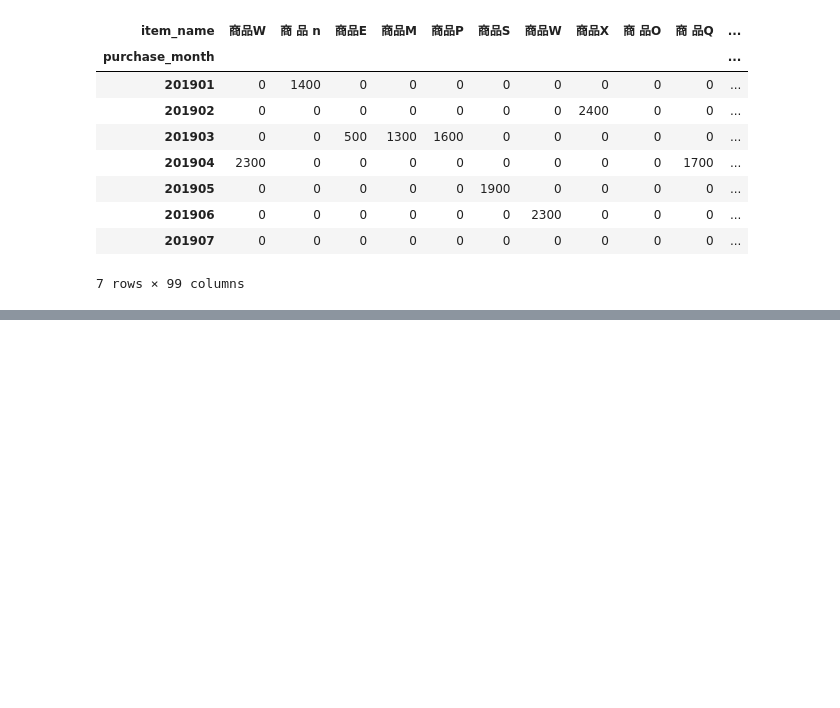
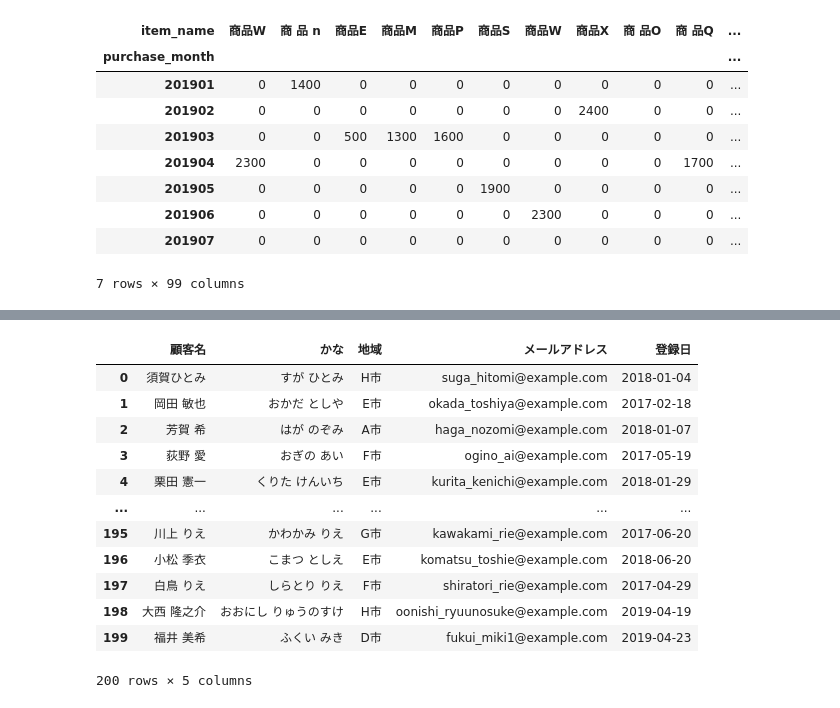
Before and after one commit to katuhito/workspace003, a Jupyter notebook: knock002.ipynb, the cells around one changed output, grey strips where cells are left out. Drawn from its saved outputs; the diff is of its cells as text; code cells hidden in the pictures; blank space fills up the shorter version.

```diff
--- a/knock002.ipynb
+++ b/knock002.ipynb
@@ -76,0 +206,4 @@ res
+# %%
+#kokyaku_daicho.xlsxの読み込み
+kokyaku_data = pd.read_excel('./data002/kokyaku_daicho.xlsx')
+kokyaku_data.head()
@@ -76,0 +217,5 @@ res
+# %%
+#日付の揺れを補正する
+#日付を統一フォーマットに補正していく
+flg_is_serial = kokyaku_data["登録日"].astype('str').str.isdigit()
+flg_is_serial.sum()
@@ -76,0 +224,5 @@ res
+# %%
+#数値で取り込まれている登録日を補正していく
+#数値から日付に変換
+fromSerial = pd.to_timedelta(kokyaku_data.loc[flg_is_serial, "登録日"].astype('float'), unit="D") + pd.to_datetime('1900/01/01')
+fromSerial
@@ -76,0 +247,4 @@ res
+# %%
+#日付として取り込まれている対象の書式変更結果
+fromString = pd.to_datetime(kokyaku_data.loc[~flg_is_serial, "登録日"])
+fromString
@@ -76,0 +264,18 @@ res
+# %%
+#数値から日付に補正したデータと、書式を変更したデータを結合してデータを更新する
+kokyaku_data["登録日"] = pd.concat([fromSerial, fromString])
+kokyaku_data
+# %% [output]
+|  | 顧客名 | かな | 地域 | メールアドレス | 登録日 |
+| 0 | 須賀ひとみ | すが ひとみ | H市 | suga_hitomi@example.com | 2018-01-04 |
+| 1 | 岡田 敏也 | おかだ としや | E市 | okada_toshiya@example.com | 2017-02-18 |
+| 2 | 芳賀 希 | はが のぞみ | A市 | haga_nozomi@example.com | 2018-01-07 |
+| 3 | 荻野 愛 | おぎの あい | F市 | ogino_ai@example.com | 2017-05-19 |
+| 4 | 栗田 憲一 | くりた けんいち | E市 | kurita_kenichi@example.com | 2018-01-29 |
+| ... | ... | ... | ... | ... | ... |
+| 195 | 川上 りえ | かわかみ りえ | G市 | kawakami_rie@example.com | 2017-06-20 |
+| 196 | 小松 季衣 | こまつ としえ | E市 | komatsu_toshie@example.com | 2018-06-20 |
+| 197 | 白鳥 りえ | しらとり りえ | F市 | shiratori_rie@example.com | 2017-04-29 |
+| 198 | 大西 隆之介 | おおにし りゅうのすけ | H市 | oonishi_ryuunosuke@example.com | 2019-04-19 |
+| 199 | 福井 美希 | ふくい みき | D市 | fukui_miki1@example.com | 2019-04-23 |
+200 rows × 5 columns
```
Also changed, not shown: parts of 15 cells of this notebook, 1 other file.
